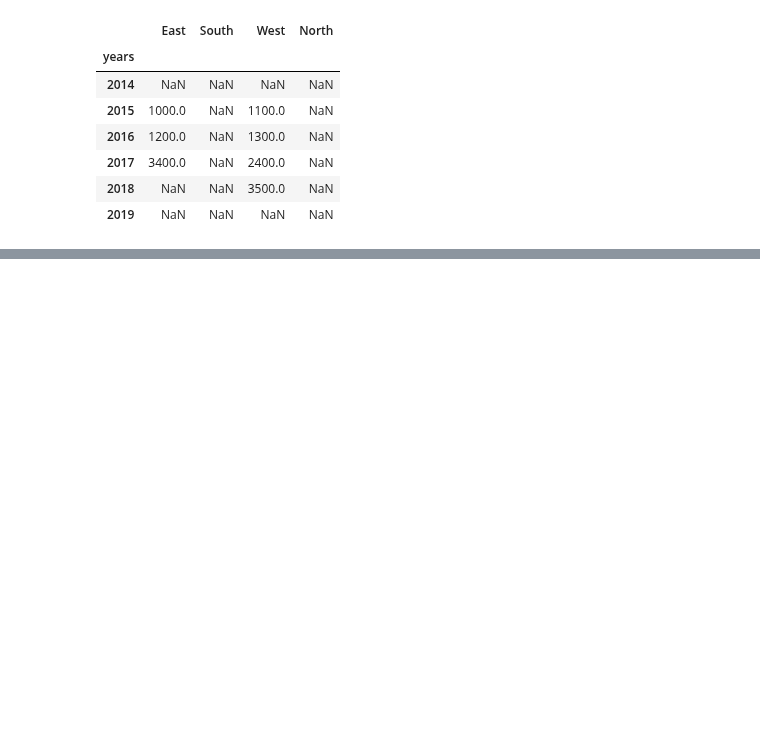
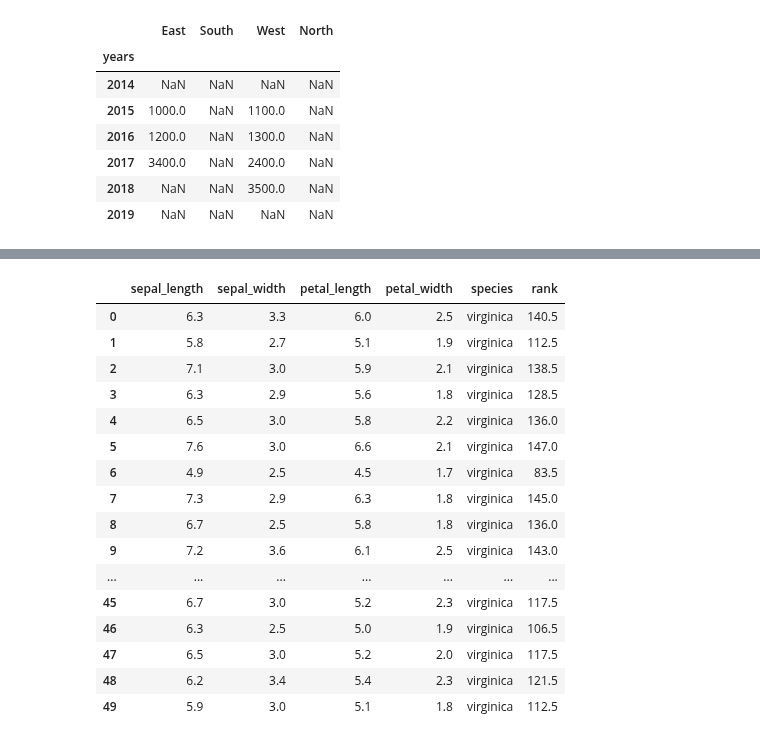
Before and after one commit to EBlundellSparta/Data21Notes, a Jupyter notebook: pandas_notes.ipynb, the cells around one changed output, grey strips where cells are left out. Saved outputs shown, nothing was run; the diff lists cells and outputs as text; code cells hidden in the pictures; blank space fills up the shorter version.

```diff
--- a/pandas_notes.ipynb
+++ b/pandas_notes.ipynb
@@ -204,0 +445,22 @@ new_df
+# %%
+virginica_df = df[df['species'] == 'virginica'].reset_index()
+virginica_df = virginica_df.drop(columns=['index'])
+virginica_df
+# %% [output]
+|  | sepal_length | sepal_width | petal_length | petal_width | species | rank |
+| 0 | 6.3 | 3.3 | 6.0 | 2.5 | virginica | 140.5 |
+| 1 | 5.8 | 2.7 | 5.1 | 1.9 | virginica | 112.5 |
+| 2 | 7.1 | 3.0 | 5.9 | 2.1 | virginica | 138.5 |
+| 3 | 6.3 | 2.9 | 5.6 | 1.8 | virginica | 128.5 |
+| 4 | 6.5 | 3.0 | 5.8 | 2.2 | virginica | 136.0 |
+| 5 | 7.6 | 3.0 | 6.6 | 2.1 | virginica | 147.0 |
+| 6 | 4.9 | 2.5 | 4.5 | 1.7 | virginica | 83.5 |
+| 7 | 7.3 | 2.9 | 6.3 | 1.8 | virginica | 145.0 |
+| 8 | 6.7 | 2.5 | 5.8 | 1.8 | virginica | 136.0 |
+| 9 | 7.2 | 3.6 | 6.1 | 2.5 | virginica | 143.0 |
+| ... | ... | ... | ... | ... | ... | ... |
+| 45 | 6.7 | 3.0 | 5.2 | 2.3 | virginica | 117.5 |
+| 46 | 6.3 | 2.5 | 5.0 | 1.9 | virginica | 106.5 |
+| 47 | 6.5 | 3.0 | 5.2 | 2.0 | virginica | 117.5 |
+| 48 | 6.2 | 3.4 | 5.4 | 2.3 | virginica | 121.5 |
+| 49 | 5.9 | 3.0 | 5.1 | 1.8 | virginica | 112.5 |
```
Also changed, not shown: parts of 23 cells of this notebook.
